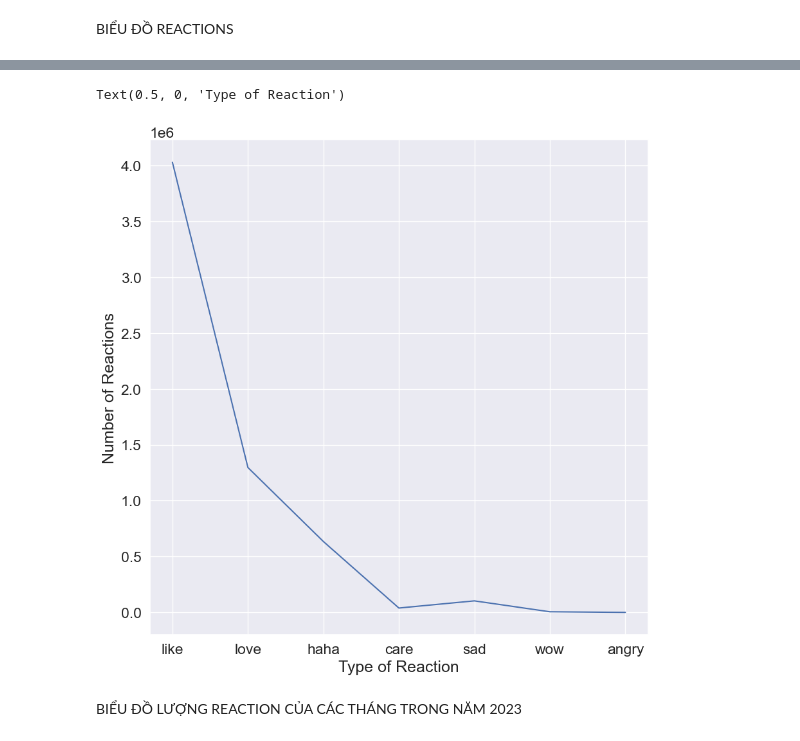
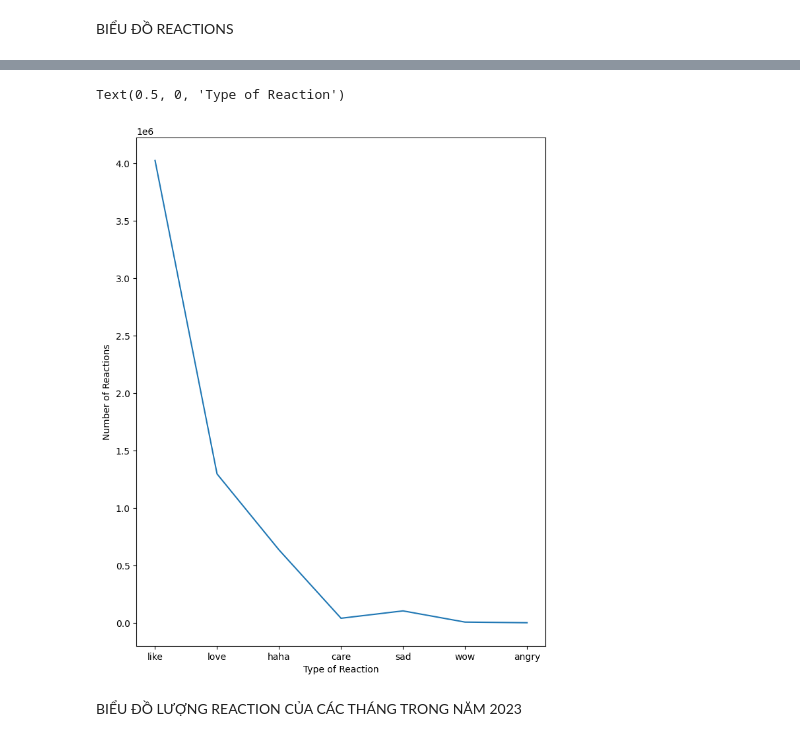
Before and after one commit to Nguyenduyhau13/Final_Project, a Jupyter notebook: final_project.ipynb, the cells around one changed output, grey strips where cells are left out. Drawn from its saved outputs; the diff is of its cells as text; code cells hidden in the pictures.

```diff
--- a/final_project.ipynb
+++ b/final_project.ipynb
@@ -10,7 +10,7 @@ from wordcloud import WordCloud, STOPWORDS
 # %% [markdown]
 ĐỌC FILE CSV
 # %%
-post_df_full = pd.read_csv('C:/Nguyen Duy Hau/python/project/datafallinluv.music.csv')
+post_df_full = pd.read_csv('./datafallinluv.music.csv')
 # %%
 post_df_full.info()
 # %% [output]
@@ -233,11 +224,0 @@ reactions
-# %%
-sns.set_theme(style="whitegrid")
-sns.set(rc={'figure.figsize':(12,12)})
-sns.set(font_scale=1.5)
-
-fig, ax = plt.subplots()
-ax = sns.barplot(x=list(reactions.keys()), y=list(reactions.values()))
-ax.set_ylabel("Number of Reactions")
-ax.set_xlabel("Type of Reaction")
-plt.xticks(rotation=-45)
-plt.show()
@@ -301,12 +272,12 @@ a=a.to_dict()
 # %%
 
-fig, ax = plt.subplots(figsize=(10,10))
+fig, ax = plt.subplots(figsize=(8,10))
 ax = sns.lineplot(x=list(a.keys()), y=list(a.values()))
 ax.set_ylabel("Number of Reactions")
 ax.set_xlabel("Type of Reaction")
 # %% [output]
 Text(0.5, 0, 'Type of Reaction')
-[figure, old version]
+[figure, new version]
 # %% [markdown]
 BIỂU ĐỒ LƯỢNG REACTION CỦA CÁC THÁNG TRONG NĂM 2023
 # %%
```
Also changed, not shown: parts of 22 cells of this notebook.
